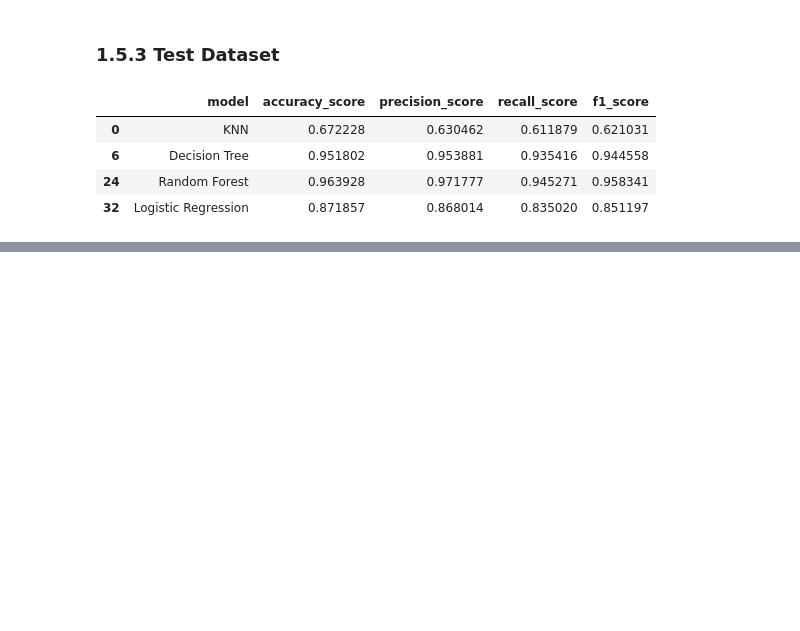
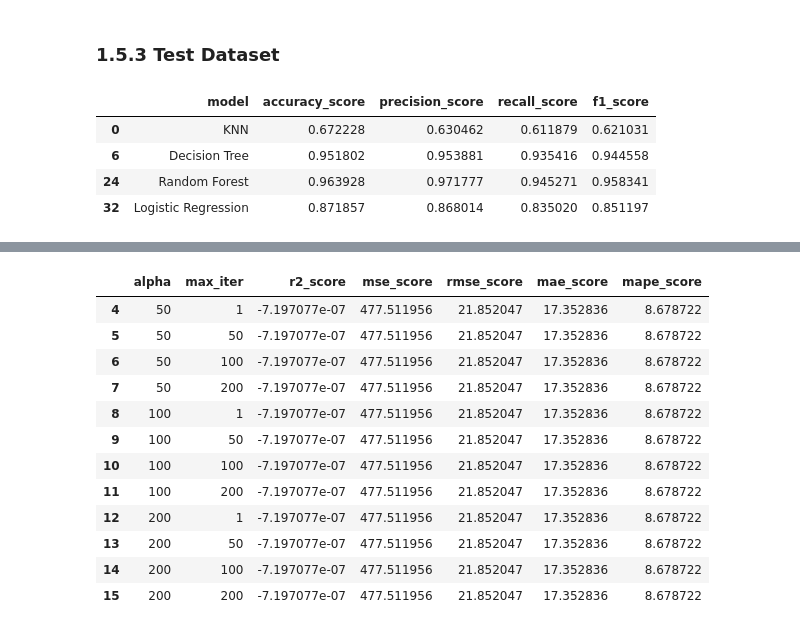
Before and after one commit to AndreMenezesDS/machine_learning_test, a Jupyter notebook: ml_trials.ipynb, the cells around one changed output, grey strips where cells are left out. Drawn from its saved outputs; the diff is of its cells as text; code cells hidden in the pictures; blank space fills up the shorter version.

Commit message:
Finished 2.0:Regression Models

```diff
--- a/ml_trials.ipynb
+++ b/ml_trials.ipynb
@@ -573,0 +603,32 @@ test_classification_results
+# %%
+#Model Definition
+linear_regression_model = LinearRegression()
+
+#Model Train
+linear_regression_model.fit(X_training_regression, y_training_regression)
+
+#Model Predict
+yhat_linear_regression_training   = linear_regression_model.predict(X_training_regression)
+yhat_linear_regression_validation = linear_regression_model.predict(X_validation_regression)
+yhat_linear_regression_test       = linear_regression_model.predict(X_test_regression)
+
+#training scores
+r2_score_training       = mt.r2_score(y_training_regression, yhat_linear_regression_training)
+mse_score_training      = mt.mean_squared_error(y_training_regression, yhat_linear_regression_training)
+rmse_score_training     = np.sqrt(mt.mean_squared_error(y_training_regression, yhat_linear_regression_training))
+mae_score_training      = mt.mean_absolute_error(y_training_regression, yhat_linear_regression_training)
+mape_score_training     = mt.mean_absolute_percentage_error(y_training_regression, yhat_linear_regression_training)
+
+#validation scores
+r2_score_validation       = mt.r2_score(y_validation_regression, yhat_linear_regression_validation)
+mse_score_validation      = mt.mean_squared_error(y_validation_regression, yhat_linear_regression_validation)
+rmse_score_validation     = np.sqrt(mt.mean_squared_error(y_validation_regression, yhat_linear_regression_validation))
+mae_score_validation      = mt.mean_absolute_error(y_validation_regression, yhat_linear_regression_validation)
+mape_score_validation     = mt.mean_absolute_percentage_error(y_validation_regression, yhat_linear_regression_validation)
+
+#test scores
+r2_score_test       = mt.r2_score(y_test_regression, yhat_linear_regression_test)
+mse_score_test      = mt.mean_squared_error(y_test_regression, yhat_linear_regression_test)
+rmse_score_test     = np.sqrt(mt.mean_squared_error(y_test_regression, yhat_linear_regression_test))
+mae_score_test      = mt.mean_absolute_error(y_test_regression, yhat_linear_regression_test)
+mape_score_test     = mt.mean_absolute_percentage_error(y_test_regression, yhat_linear_regression_test)
@@ -573,0 +758,22 @@ test_classification_results
+# %%
+lasso_regression_validation_df = pd.DataFrame({ 'alpha': alpha_estimator_list, 'max_iter': max_iter_estimator_list,
+                                              'r2_score': r2_list_validation, 'mse_score': mse_list_validation,
+                                              'rmse_score': rmse_list_validation, 'mae_score': mae_list_validation,
+                                              'mape_score': mape_list_validation})
+
+lasso_regression_validation_min = lasso_regression_validation_df.query('mape_score == mape_score.min()')
+lasso_regression_validation_min
+# %% [output]
+|  | alpha | max_iter | r2_score | mse_score | rmse_score | mae_score | mape_score |
+| 4 | 50 | 1 | -7.197077e-07 | 477.511956 | 21.852047 | 17.352836 | 8.678722 |
+| 5 | 50 | 50 | -7.197077e-07 | 477.511956 | 21.852047 | 17.352836 | 8.678722 |
+| 6 | 50 | 100 | -7.197077e-07 | 477.511956 | 21.852047 | 17.352836 | 8.678722 |
+| 7 | 50 | 200 | -7.197077e-07 | 477.511956 | 21.852047 | 17.352836 | 8.678722 |
+| 8 | 100 | 1 | -7.197077e-07 | 477.511956 | 21.852047 | 17.352836 | 8.678722 |
+| 9 | 100 | 50 | -7.197077e-07 | 477.511956 | 21.852047 | 17.352836 | 8.678722 |
+| 10 | 100 | 100 | -7.197077e-07 | 477.511956 | 21.852047 | 17.352836 | 8.678722 |
+| 11 | 100 | 200 | -7.197077e-07 | 477.511956 | 21.852047 | 17.352836 | 8.678722 |
+| 12 | 200 | 1 | -7.197077e-07 | 477.511956 | 21.852047 | 17.352836 | 8.678722 |
+| 13 | 200 | 50 | -7.197077e-07 | 477.511956 | 21.852047 | 17.352836 | 8.678722 |
+| 14 | 200 | 100 | -7.197077e-07 | 477.511956 | 21.852047 | 17.352836 | 8.678722 |
+| 15 | 200 | 200 | -7.197077e-07 | 477.511956 | 21.852047 | 17.352836 | 8.678722 |
```
Also changed, not shown: parts of 82 cells of this notebook, 1 other file.
